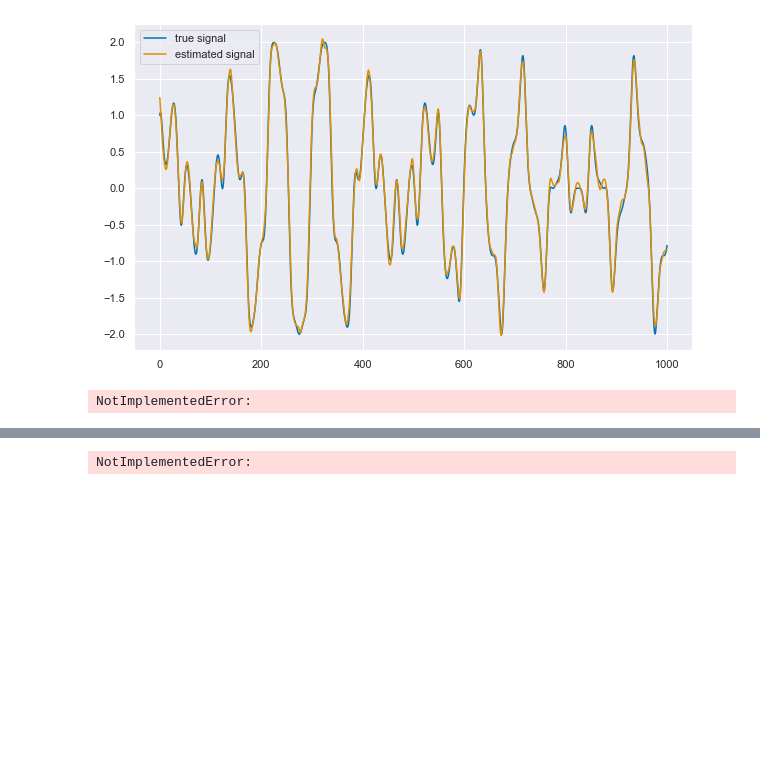
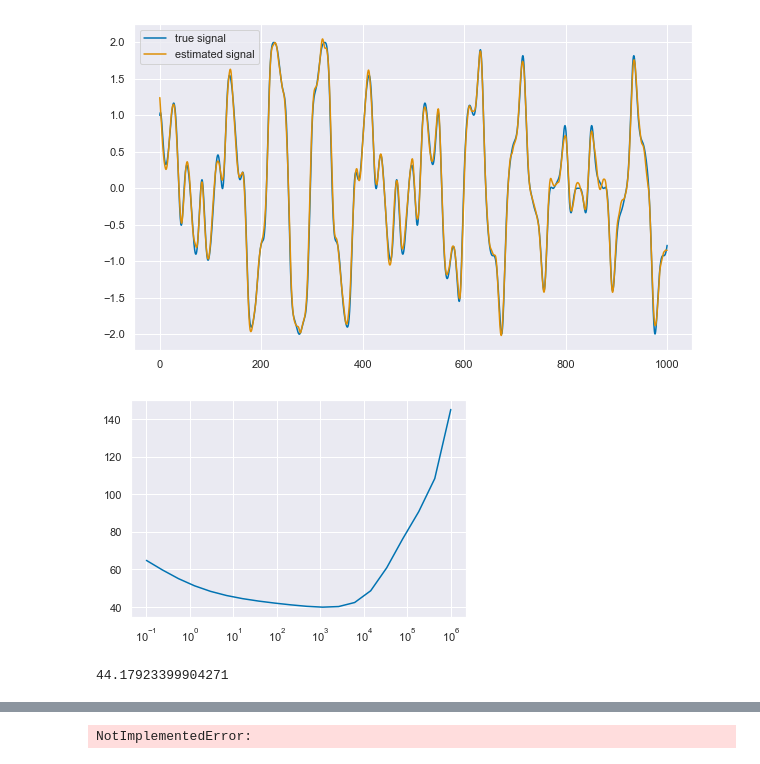
Before and after one commit to cvxgrp/signal-decomposition, a Jupyter notebook: notebooks/OSD_ProofOfConcept.ipynb, the cells around one changed output, grey strips where cells are left out. Drawn from its saved outputs; the diff is of its cells as text; code cells hidden in the pictures; blank space fills up the shorter version.

Commit message:
calculate holdout residual cost

```diff
--- a/notebooks/OSD_ProofOfConcept.ipynb
+++ b/notebooks/OSD_ProofOfConcept.ipynb
@@ -33,7 +33,22 @@ plt.legend()
 plt.show()
 # %% [output]
 [figure]
-# %%
-problem.holdout_validation()
-# %% [output]
-NotImplementedError:
+# %%
+vals = np.logspace(-1, 6, 20)
+costs = []
+for v in vals:
+    problem.components[1].set_parameters(v)
+    if len(costs) == 0:
+        costs.append(problem.holdout_validation(solver='MOSEK', seed=4))
+    else:
+        costs.append(problem.holdout_validation(solver='MOSEK', seed=4, reuse=True))
+# %%
+plt.plot(vals, costs)
+plt.xscale('log')
+# %% [output]
+[figure, added]
+# %%
+problem.components[1].set_parameters(1e1)
+problem.holdout_validation(solver='MOSEK')
+# %% [output]
+44.17923399904271
```
Also changed, not shown: parts of 2 cells of this notebook, 1 other file.
